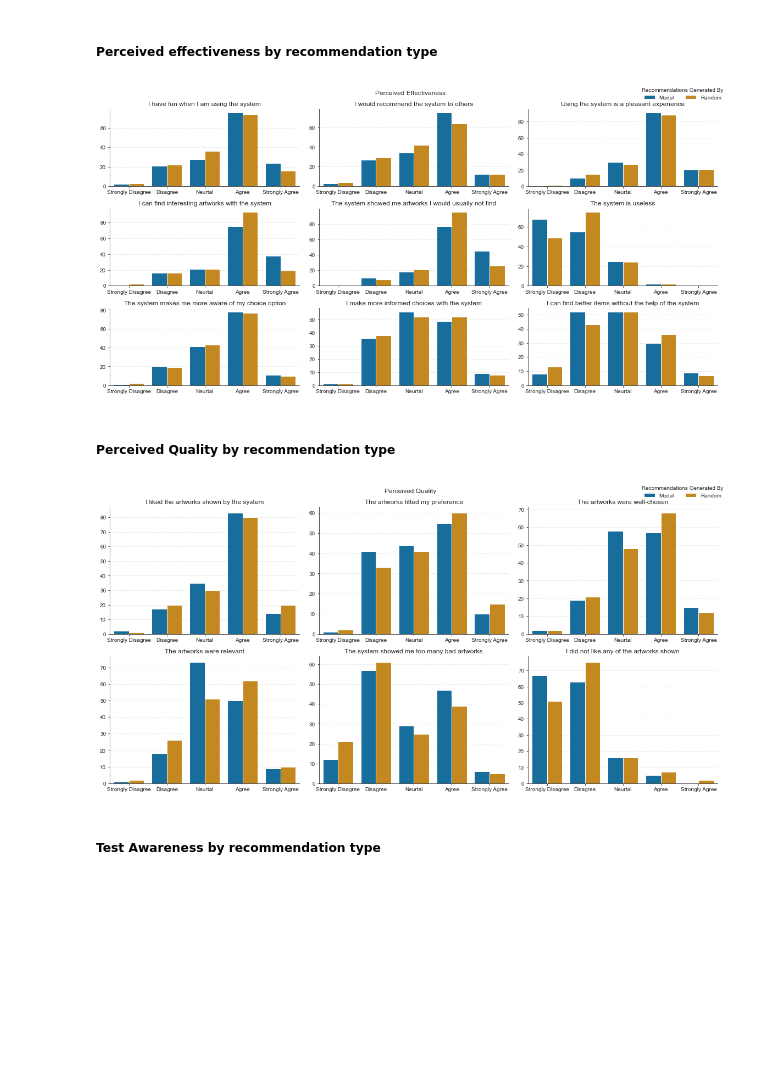
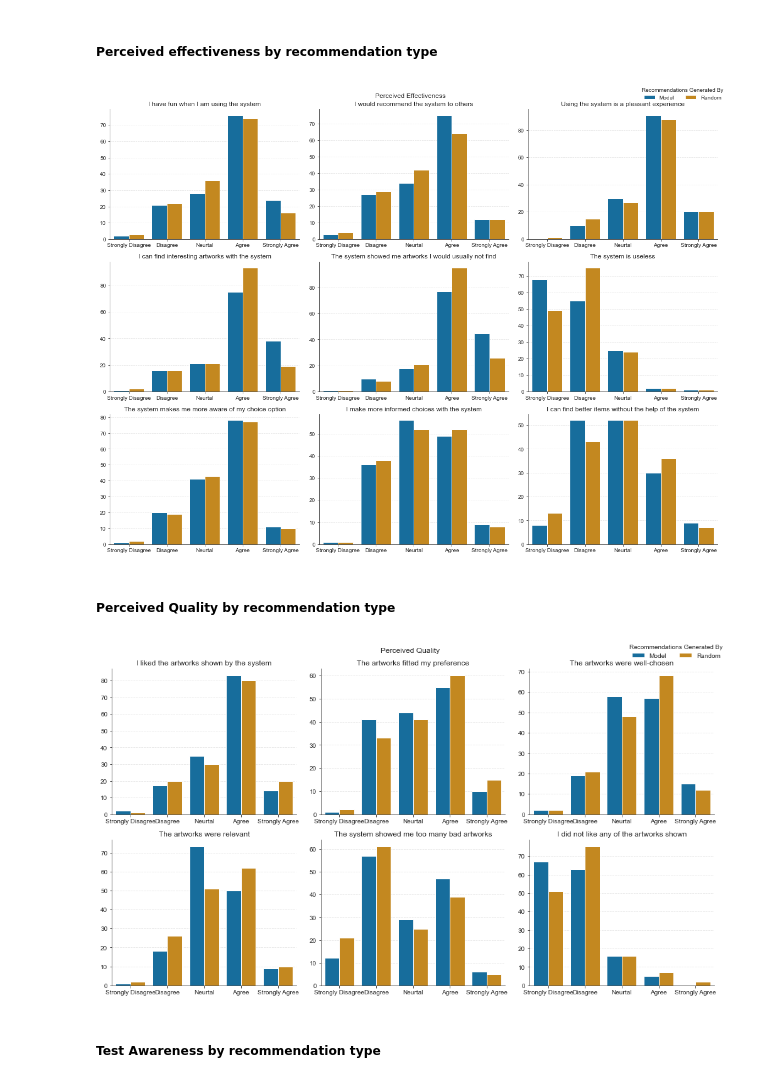
Before and after one commit to MuseRec/analytics, a Jupyter notebook: notebooks/post-study.ipynb, the cells around one changed output. Saved outputs shown, nothing was run; the diff lists cells and outputs as text; code cells hidden in the pictures; blank space fills up the shorter version.

```diff
--- a/notebooks/post-study.ipynb
+++ b/notebooks/post-study.ipynb
@@ -204,7 +204,7 @@ Index(['choice_satisfaction_one', 'choice_satisfaction_two',
 # %% [markdown]
 ##### Choice Satisifaction by recommendation type
 # %%
-fig, axes = plt.subplots(nrows = 3, ncols = 3, figsize = (16, 8))
+fig, axes = plt.subplots(nrows = 3, ncols = 3, figsize = (16, 12))
 axes = axes.ravel()
 
 for ax, q in zip(axes, questions['satisfaction']):
@@ -237,40 +237,40 @@ plt.savefig('../plots/post-study/choice_satisfaction_by_recs.png', dpi = 300)
 # %% [markdown]
 ##### Perceived effectiveness by recommendation type
 # %%
-fig, axes = plt.subplots(nrows = 3, ncols = 3, figsize = (16, 8))
+fig, axes = plt.subplots(nrows = 3, ncols = 3, figsize = (16, 12))
 axes = axes.ravel()
 
 for ax, q in zip(axes, questions['effectiveness']):
     p = sns.countplot(
         x = q,
         data = data_formatted,
         ax = ax,
         order = likert_mapping['order'],
         hue = 'condition'
     )
     p.set(
         ylabel = '',
         xlabel = '',
         xticklabels = likert_mapping['formatted'],
         title = question_mappings[q]
     )
     p.legend_.remove()
     p.yaxis.grid(True, alpha = 0.5, linestyle = 'dashed')
 
 handles, labels = axes[-1].get_legend_handles_labels()
 fig.legend(handles, ['Model', 'Random'], ncol = 2, title = 'Recommendations Generated By', frameon = False)
 
 fig.suptitle('Perceived Effectiveness')
 sns.despine()
 plt.tight_layout()
 # plt.show()
 plt.savefig('../plots/post-study/perceived_effectiveness_by_recs.png', dpi = 300)
 # %% [output]
-[figure, old version]
+[figure, new version]
 # %% [markdown]
 ##### Perceived Quality by recommendation type
 # %%
-fig, axes = plt.subplots(nrows = 2, ncols = 3, figsize = (16, 8))
+fig, axes = plt.subplots(nrows = 2, ncols = 3, figsize = (14, 8))
 axes = axes.ravel()
 
 for ax, q in zip(axes, questions['quality']):
@@ -299,7 +299,7 @@ plt.tight_layout()
 # plt.show()
 plt.savefig('../plots/post-study/perceived_quality_by_recs.png', dpi = 300)
 # %% [output]
-[figure, old version]
+[figure, new version]
 # %% [markdown]
 ##### Test Awareness by recommendation type
 # %%
```
Also changed, not shown: parts of 7 cells of this notebook, 10 other files.
